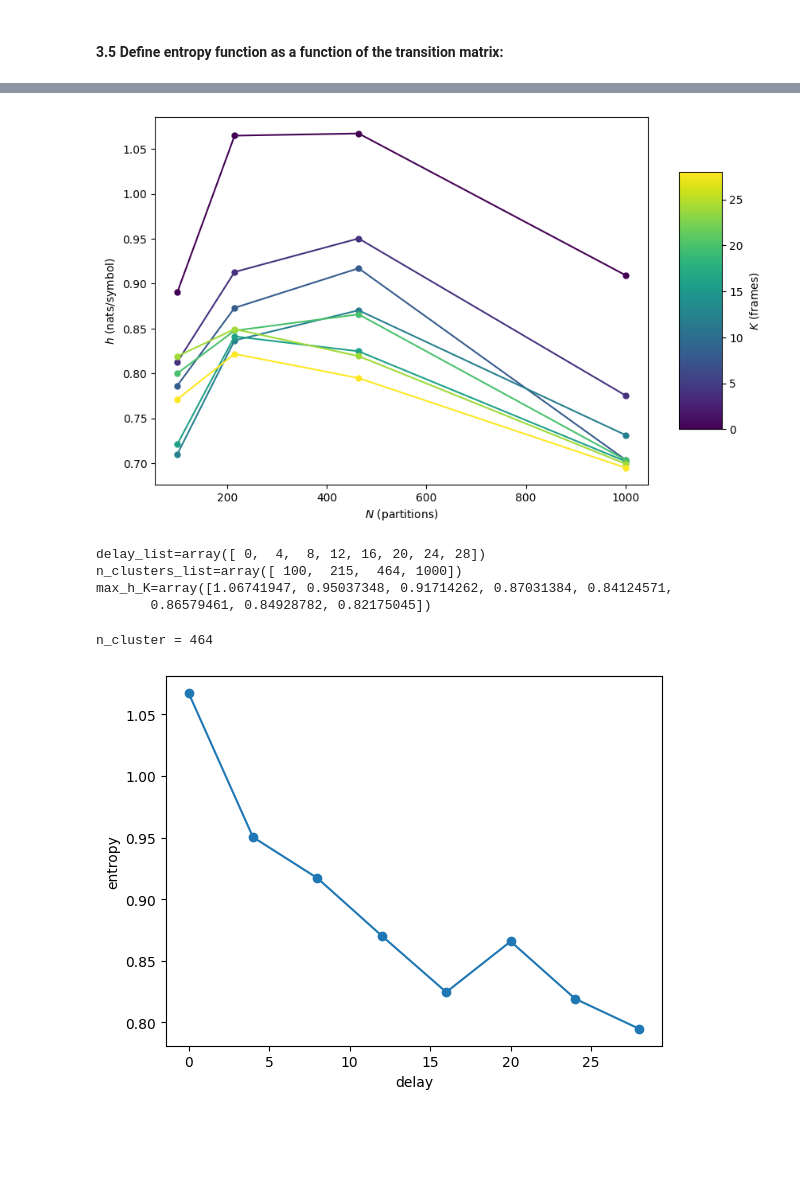
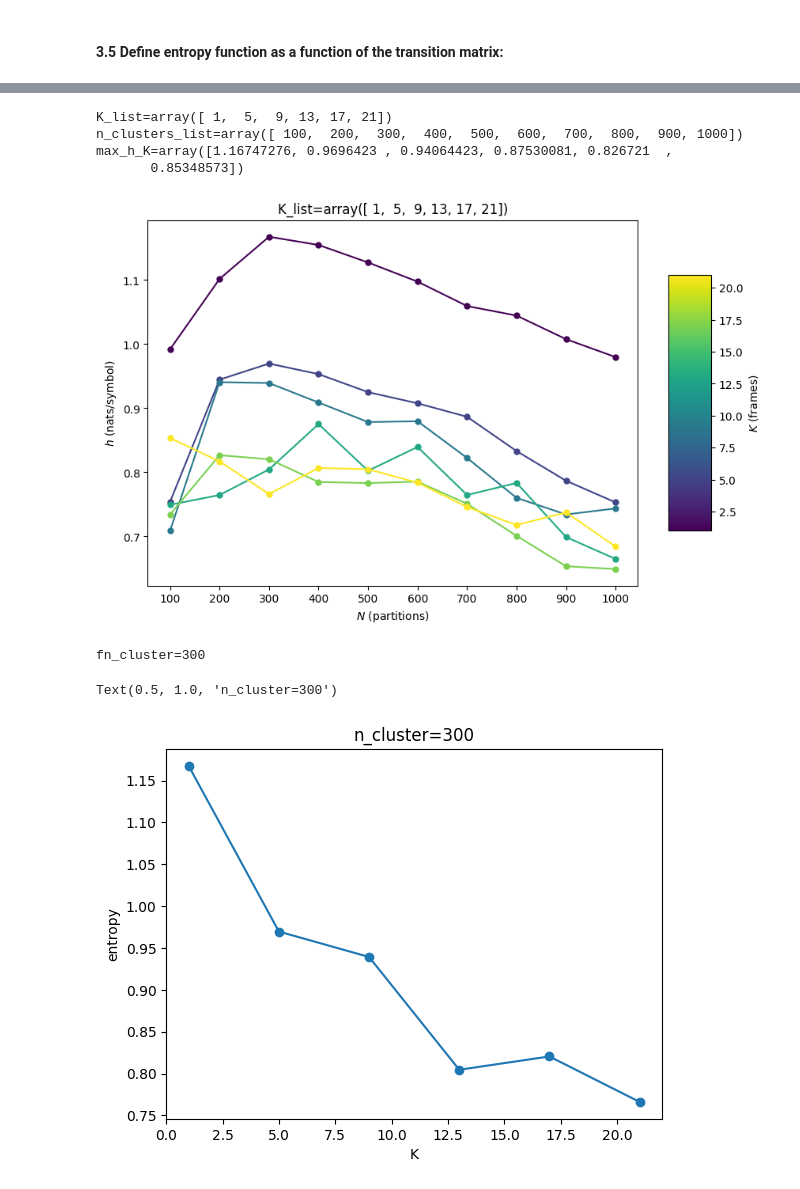
Before and after one commit to DuncDennis/maximally_predictive_states, a Jupyter notebook: Dennis/larvee/larvee_analysis/larvee_data_analysis.ipynb, the cells around one changed output, grey strips where cells are left out. Drawn from its saved outputs; the diff is of its cells as text; code cells hidden in the pictures; blank space fills up the shorter version.

```diff
--- a/Dennis/larvee/larvee_analysis/larvee_data_analysis.ipynb
+++ b/Dennis/larvee/larvee_analysis/larvee_data_analysis.ipynb
@@ -41,7 +32,6 @@ plot_larvee.plot_single_frame_data(data[frame, :, :])
 ### 2.2: PCA analysis
 # %%
 # Do PCA:
-data_use = cent_data_dict["pos_v3"]
 
 new_shape = (data_use.shape[0], data_use.shape[1] * data_use.shape[2])
 data_for_pca = data_use.reshape(new_shape)
@@ -236,26 +244,36 @@ get_entropy(transition_matrix=P)
 # Calculate entropy for various delays and number of clusters.
 lag_use = 1
 
-delay_list = np.arange(0, 30, 4, dtype=int)
-n_clusters_list = np.array(np.logspace(2, 3, 4), dtype=int)
+# K_list = np.arange(1, 30, 2, dtype=int)
+K_list = np.arange(1, 25, 4, dtype=int)
+# n_clusters_list = np.array(np.logspace(2, 3, 4), dtype=int)
 # n_clusters_list = np.array([100, 200, 500, 1000, 1500], dtype=int)
-entropy_data = np.zeros((len(delay_list), len(n_clusters_list)))
-for i_delay, delay in enumerate(delay_list):
+# n_clusters_list = np.array([100, 200, 500, 1000, 1500], dtype=int)
+# n_clusters_list = np.arange(100, 1501, 25)
+n_clusters_list = np.arange(100, 1001, 100)
+entropy_data = np.zeros((len(K_list), len(n_clusters_list)))
+for i_K, K in enumerate(K_list):
+    delay = K - 1
     traj_matrix_use = time_delay_embedding(data=X, delay=delay)
     for i_n_clusters, n_clusters in enumerate(n_clusters_list):
-        labels_use, _, _ = cluster_data(data=traj_matrix_use, n_clusters=n_clusters,
-                                        random_state=1, algorithm="minibatchkmeans")
+        labels_use, _, _ = cluster_data(data=traj_matrix_use,
+                                        n_clusters=n_clusters,
+                                        random_state=1,
+                                        # algorithm="minibatchkmeans",
+                                        algorithm="kmeans",
+                                        )
         C_use = dtime.markov.tools.estimation.count_matrix(labels_use,
                                                            lag=lag_use,
                                                            sliding=True)
-        C_use = dtime.markov.tools.estimation.largest_connected_submatrix(C_use, directed=True)
+        # C_use = dtime.markov.tools.estimation.largest_connected_submatrix(C_use, directed=True)
         print(f"{C_use.shape=}")
         connected_bool = dtime.markov.tools.analysis.is_connected(C_use, directed=True)
         print(f"{connected_bool=}")
         P_use = dtime.markov.tools.estimation.transition_matrix(C_use, reversible=False)
         entropy = get_entropy(P_use)
-        entropy_data[i_delay, i_n_clusters] = entropy
-        print(f"Computed for {delay} delays and {n_clusters} clusters. entropy={entropy:.3f}\n")
+        entropy_data[i_K, i_n_clusters] = entropy
+        print(f"Computed for {K} K and {n_clusters} clusters. entropy={entropy:.3f}")
+        print(".....")
 # %% [output]
 C_use.shape=(100, 100)
 connected_bool=True
@@ -277,42 +295,46 @@ Computed for 28 delays and 1000 clusters. entropy=0.695
 # %%
 # lot entropy vs n_clusters and delays.
-colors_K = plt.cm.viridis(np.linspace(0, 1, len(delay_list)))
-max_h_K = np.zeros(len(delay_list))
-cil_h_K = np.zeros(len(delay_list))
-ciu_h_K = np.zeros(len(delay_list))
-max_idx_array = np.zeros(len(delay_list), dtype=int)
+colors_K = plt.cm.viridis(np.linspace(0, 1, len(K_list)))
+max_h_K = np.zeros(len(K_list))
+cil_h_K = np.zeros(len(K_list))
+ciu_h_K = np.zeros(len(K_list))
+max_idx_array = np.zeros(len(K_list), dtype=int)
 plt.figure(figsize=(10, 6))
 
-for k in range(len(delay_list)):
+for k in range(len(K_list)):
     plt.errorbar(n_clusters_list, entropy_data[k], c=colors_K[int(k)], capsize=4,
                  marker='o', ms=5)
     max_idx = np.argmax(entropy_data[k])
     max_idx_array[k] = int(max_idx)
     max_h_K[k] = entropy_data[k][max_idx]
 
-plt.scatter(n_clusters_list, entropy_data[k], c=entropy_data[k], vmin=min(delay_list),
-            vmax=max(delay_list), s=0)
+plt.scatter(n_clusters_list, entropy_data[k], c=entropy_data[k], vmin=min(K_list),
+            vmax=max(K_list), s=0)
 plt.colorbar(shrink=.7, aspect=6, label='$K$ (frames)')
 plt.xlabel('$N$ (partitions)')
 plt.ylabel('$h$ (nats/symbol)')
 #plt.xscale('log')
-plt.show()
+plt.xticks(n_clusters_list)
+plt.title(f"{K_list=}")
 
-print(f"{delay_list=}")
+print(f"{K_list=}")
 print(f"{n_clusters_list=}")
 print(f"{max_h_K=}")
 # %% [output]
+K_list=array([ 1,  5,  9, 13, 17, 21])
+n_clusters_list=array([ 100,  200,  300,  400,  500,  600,  700,  800,  900, 1000])
+max_h_K=array([1.16747276, 0.9696423 , 0.94064423, 0.87530081, 0.826721  ,
+       0.85348573])
-[figure, old version]
+[figure, new version]
-delay_list=array([ 0,  4,  8, 12, 16, 20, 24, 28])
-n_clusters_list=array([ 100,  215,  464, 1000])
-max_h_K=array([1.06741947, 0.95037348, 0.91714262, 0.87031384, 0.84124571,
-       0.86579461, 0.84928782, 0.82175045])
 # %%
 n_cluster_index = 2
-plt.plot(delay_list, entropy_data[:, n_cluster_index], marker='o')
-plt.xlabel("delay")
+n_cluster = n_clusters_list[n_cluster_index]
+print(f"f{n_cluster=}")
+plt.plot(K_list, entropy_data[:, n_cluster_index], marker='o')
+plt.xlabel("K")
 plt.ylabel("entropy")
-print(f"n_cluster = {n_clusters_list[n_cluster_index]}")
+plt.title(f"{n_cluster=}")
 # %% [output]
-n_cluster = 464
+fn_cluster=300
+Text(0.5, 1.0, 'n_cluster=300')
-[figure, old version]
+[figure, new version]
```
Also changed, not shown: parts of 20 cells of this notebook, 1 other file.
